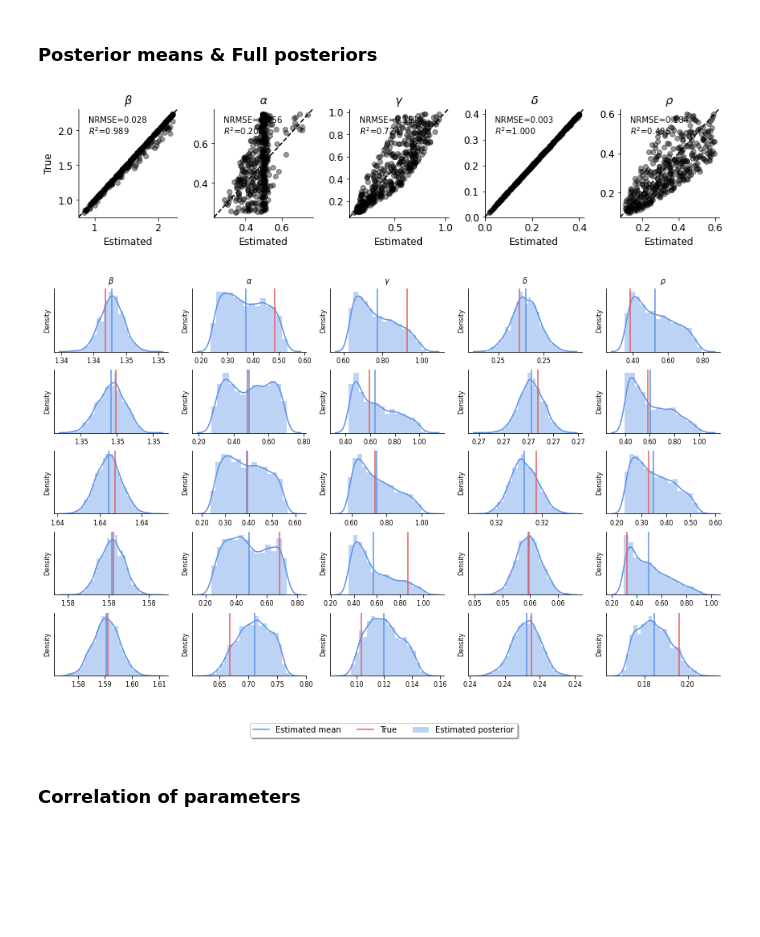
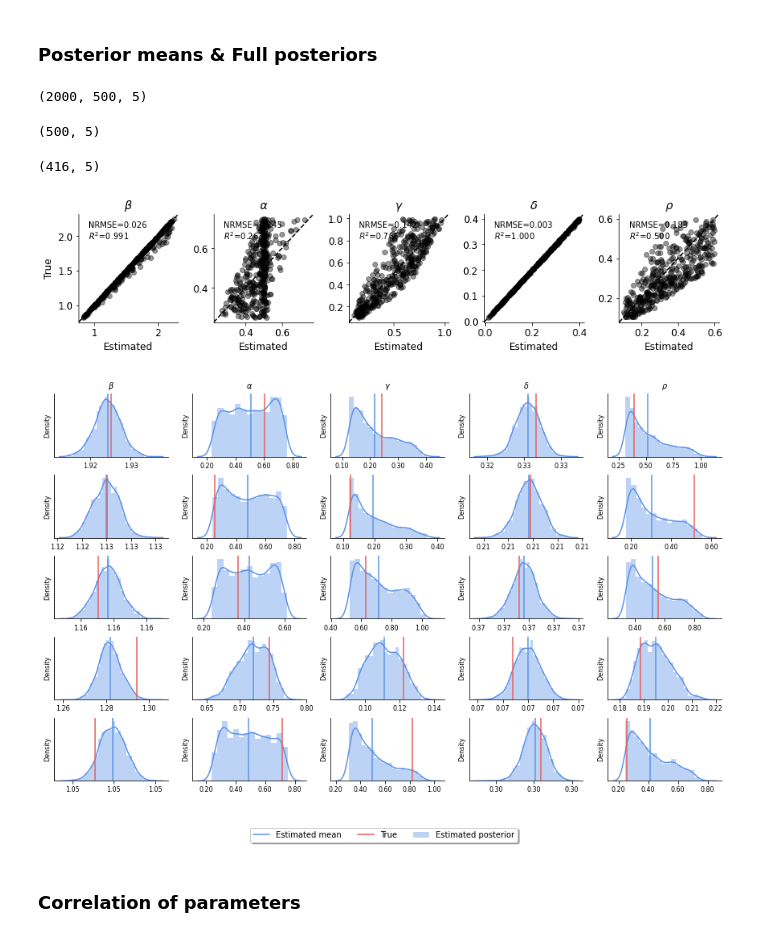
Before and after one commit to juan190199/InfectiousDiseases, a Jupyter notebook: InfectiousDisease/regression_model.ipynb, the cells around one changed output. Drawn from its saved outputs; the diff is of its cells as text; code cells hidden in the pictures; blank space fills up the shorter version.

Commit message:
~// Sanity checks before plotting posteriors and using samples for resimulation. ToDo: Decide if plotting the mean of the posteriors or posterior for random samples

```diff
--- a/InfectiousDisease/regression_model.ipynb
+++ b/InfectiousDisease/regression_model.ipynb
@@ -170,17 +170,31 @@ for ep in range(1, epochs + 1):
 ### Posterior means & Full posteriors
 # %%
 # Estimation sanity checks
-theta_approx_means = model.sample(x_test, n_samples_posterior, to_numpy=True).mean(axis=0)
-theta_approx_means, y_test, theta_test = est_sanity_checks(theta_approx_means, theta_test)
+theta_samples = model.sample(x_test, n_samples_posterior, to_numpy=True)
+theta_approx_means = theta_samples.mean(axis=0)
+# %%
+theta_samples.shape
+# %% [output]
+(2000, 500, 5)
+# %%
+theta_approx_means.shape
+# %% [output]
+(500, 5)
+# %%
+ftheta_approx_means, ftheta_test, fx_test = est_sanity_checks(theta_approx_means, theta_test, x_test=x_test)
+# %%
+ftheta_approx_means.shape
+# %% [output]
+(416, 5)
 # %%
-plot_true_est_scatter(model, x_test, y_test, n_samples_posterior, parameter_names, figsize=(12, 3), theta_approx_means=theta_approx_means)
+plot_true_est_scatter(model, fx_test, ftheta_test, n_samples_posterior, parameter_names, figsize=(12, 3), theta_approx_means=ftheta_approx_means)
 
 plot_true_est_posterior(model, 2000, parameter_names, font_size=8,
-                        X_test=x_test[:5],
-                        theta_test=theta_test[:5], figsize=(12, 8))
+                        X_test=fx_test[:5],
+                        theta_test=ftheta_test[:5], figsize=(12, 8))
 # %% [output]
-[figure, old version]
+[figure, new version]
-[figure, old version]
+[figure, new version]
 # %% [markdown]
 ### Correlation of parameters
 # %%
```
Also changed, not shown: parts of 12 cells of this notebook.
